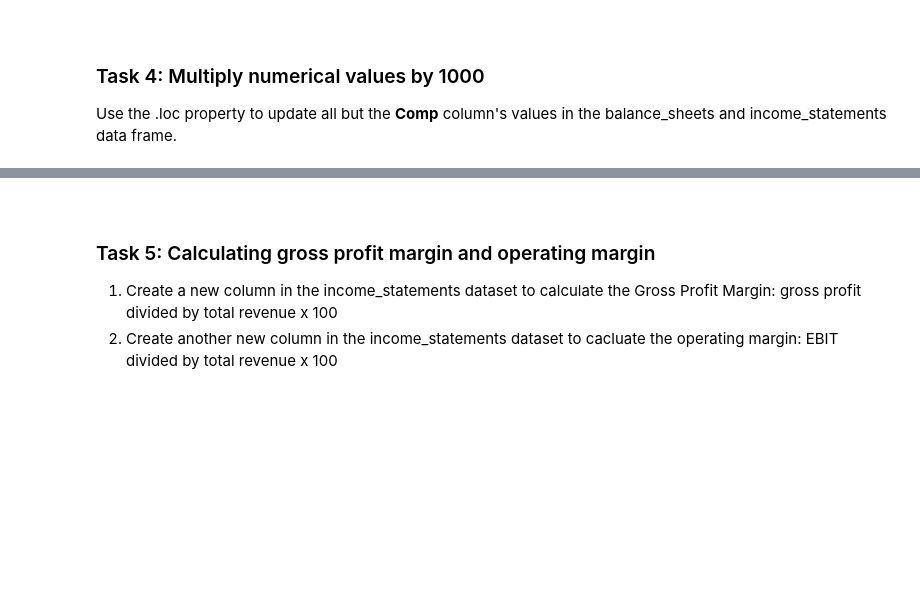
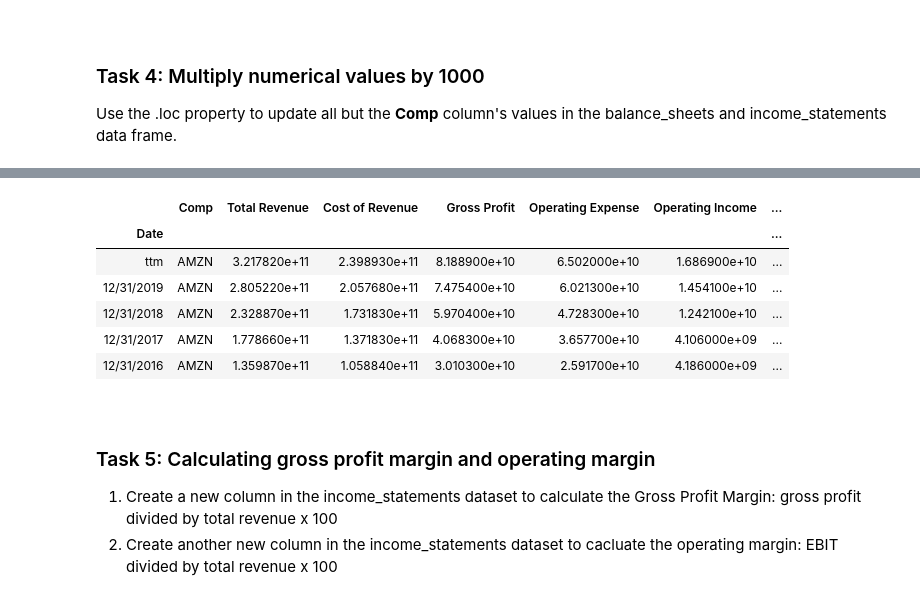
Before and after one commit to mwiemers/py4Acc_03, a Jupyter notebook: py4acc_03.ipynb, the cells around one changed output, grey strips where cells are left out. Cells and saved outputs as stored; diff of their text form; code cells hidden in the pictures; blank space fills up the shorter version.

```diff
--- a/py4acc_03.ipynb
+++ b/py4acc_03.ipynb
@@ -217,3 +337,13 @@ Use the .loc property to update all but the **Comp** column's values in the bala
+# %%
+income_statements.head()
+# %% [output]
+|  | Comp | Total Revenue | Cost of Revenue | Gross Profit | Operating Expense | Operating Income | ... |
+| Date |  |  |  |  |  |  | ... |
+| ttm | AMZN | 3.217820e+11 | 2.398930e+11 | 8.188900e+10 | 6.502000e+10 | 1.686900e+10 | ... |
+| 12/31/2019 | AMZN | 2.805220e+11 | 2.057680e+11 | 7.475400e+10 | 6.021300e+10 | 1.454100e+10 | ... |
+| 12/31/2018 | AMZN | 2.328870e+11 | 1.731830e+11 | 5.970400e+10 | 4.728300e+10 | 1.242100e+10 | ... |
+| 12/31/2017 | AMZN | 1.778660e+11 | 1.371830e+11 | 4.068300e+10 | 3.657700e+10 | 4.106000e+09 | ... |
+| 12/31/2016 | AMZN | 1.359870e+11 | 1.058840e+11 | 3.010300e+10 | 2.591700e+10 | 4.186000e+09 | ... |
 # %% [markdown]
 &nbsp;
 
```
Also changed, not shown: parts of 20 cells of this notebook.
